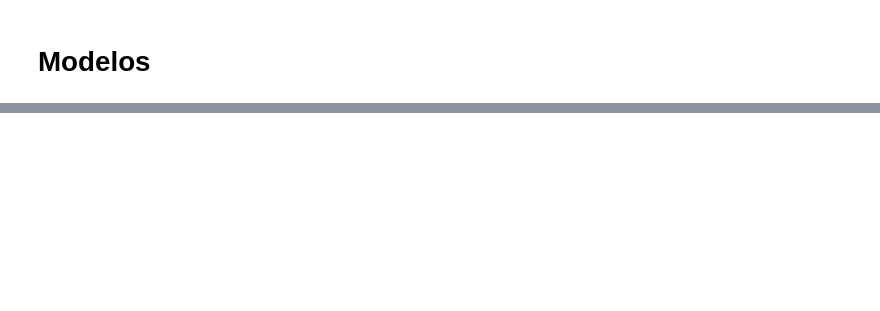
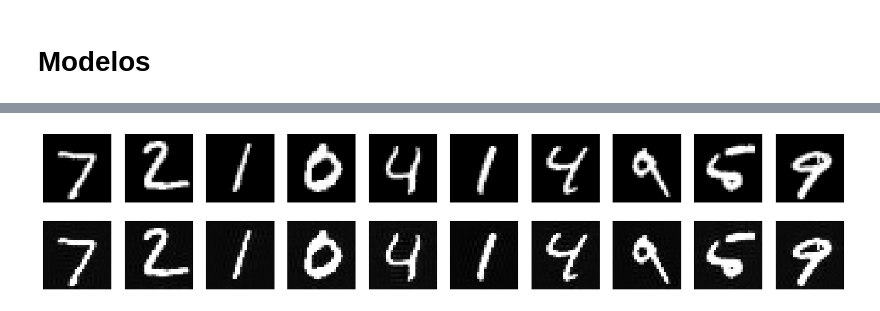
Before and after one commit to ra4ola/APA-Assigment2, a Jupyter notebook: Parte 1/Parte1.ipynb, the cells around one changed output, grey strips where cells are left out. Saved outputs shown, nothing was run; the diff lists cells and outputs as text; code cells hidden in the pictures; blank space fills up the shorter version.

```diff
--- a/Parte 1/Parte1.ipynb
+++ b/Parte 1/Parte1.ipynb
@@ -333,30 +441,30 @@ class nnModel(nn.Module):
 # %%
-
 with torch.no_grad():
     for data in test_loader:
         inputs, _ = data
         inputs = inputs.to(device)
 
-        outputs = autoencoder(inputs)
-
+        outputs = ae(inputs)
 
         # Display original and reconstructed images
         n = 10  # Number of digits to display
         plt.figure(figsize=(20, 4))
         for i in range(n):
             # Original Images
             ax = plt.subplot(2, n, i + 1)
             plt.imshow(inputs[i].cpu().view(28, 28).numpy(), cmap='gray')
             plt.gray()
             ax.get_xaxis().set_visible(False)
             ax.get_yaxis().set_visible(False)
 
             # Reconstructed Images
             ax = plt.subplot(2, n, i + 1 + n)
             plt.imshow(outputs[i].cpu().view(28, 28).numpy(), cmap='gray')
             plt.gray()
             ax.get_xaxis().set_visible(False)
             ax.get_yaxis().set_visible(False)
 
         plt.show()
-        break
+        break  # Only display one batch of test data
+# %% [output]
+[figure, added]
```
Also changed, not shown: parts of 37 cells of this notebook.
